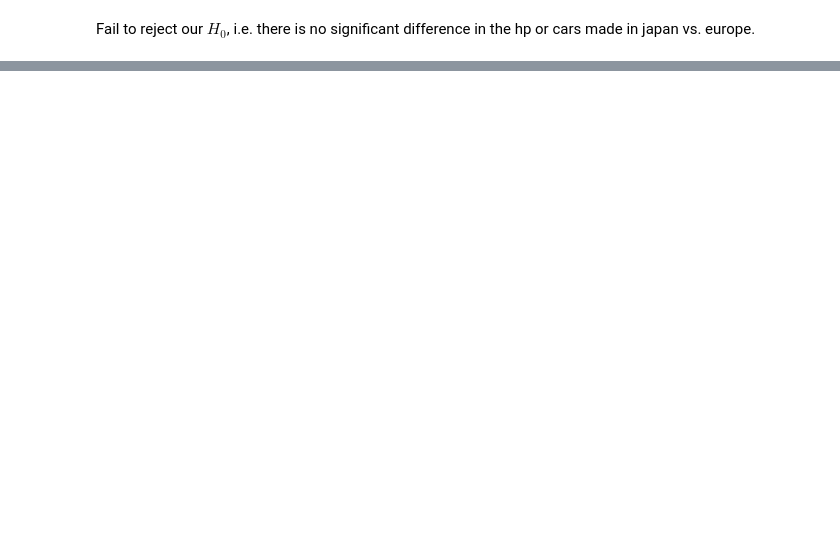
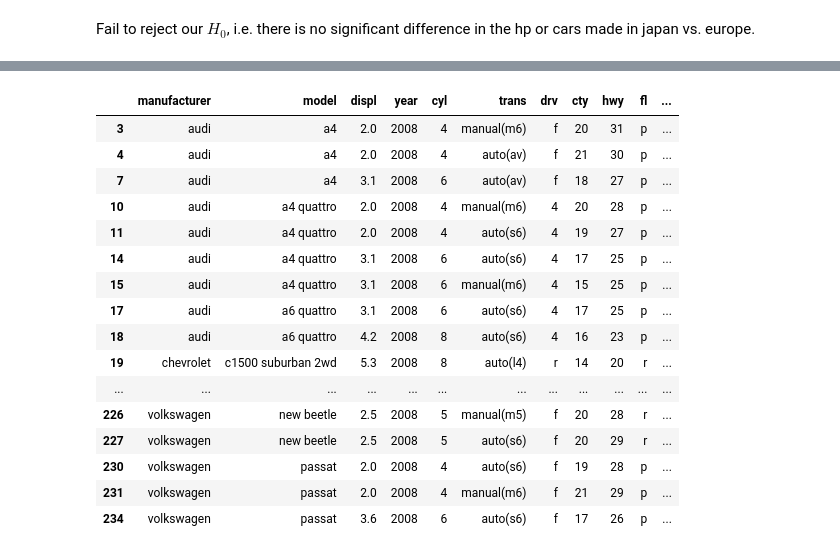
Before and after one commit to Joshua-C-Bryant/statistics-exercises, a Jupyter notebook: hypothesis_testing_comparing_means.ipynb, the cells around one changed output, grey strips where cells are left out. Cells and saved outputs as stored; diff of their text form; code cells hidden in the pictures; blank space fills up the shorter version.

```diff
--- a/hypothesis_testing_comparing_means.ipynb
+++ b/hypothesis_testing_comparing_means.ipynb
@@ -623,0 +772,21 @@ Fail to reject our $H_{0}$, i.e. there is no significant difference in the hp or
+# %%
+oh_eight = df[df['year']==2008]
+oh_eight
+# %% [output]
+|  | manufacturer | model | displ | year | cyl | trans | drv | cty | hwy | fl | ... |
+| 3 | audi | a4 | 2.0 | 2008 | 4 | manual(m6) | f | 20 | 31 | p | ... |
+| 4 | audi | a4 | 2.0 | 2008 | 4 | auto(av) | f | 21 | 30 | p | ... |
+| 7 | audi | a4 | 3.1 | 2008 | 6 | auto(av) | f | 18 | 27 | p | ... |
+| 10 | audi | a4 quattro | 2.0 | 2008 | 4 | manual(m6) | 4 | 20 | 28 | p | ... |
+| 11 | audi | a4 quattro | 2.0 | 2008 | 4 | auto(s6) | 4 | 19 | 27 | p | ... |
+| 14 | audi | a4 quattro | 3.1 | 2008 | 6 | auto(s6) | 4 | 17 | 25 | p | ... |
+| 15 | audi | a4 quattro | 3.1 | 2008 | 6 | manual(m6) | 4 | 15 | 25 | p | ... |
+| 17 | audi | a6 quattro | 3.1 | 2008 | 6 | auto(s6) | 4 | 17 | 25 | p | ... |
+| 18 | audi | a6 quattro | 4.2 | 2008 | 8 | auto(s6) | 4 | 16 | 23 | p | ... |
+| 19 | chevrolet | c1500 suburban 2wd | 5.3 | 2008 | 8 | auto(l4) | r | 14 | 20 | r | ... |
+| ... | ... | ... | ... | ... | ... | ... | ... | ... | ... | ... | ... |
+| 226 | volkswagen | new beetle | 2.5 | 2008 | 5 | manual(m5) | f | 20 | 28 | r | ... |
+| 227 | volkswagen | new beetle | 2.5 | 2008 | 5 | auto(s6) | f | 20 | 29 | r | ... |
+| 230 | volkswagen | passat | 2.0 | 2008 | 4 | auto(s6) | f | 19 | 28 | p | ... |
+| 231 | volkswagen | passat | 2.0 | 2008 | 4 | manual(m6) | f | 21 | 29 | p | ... |
+| 234 | volkswagen | passat | 3.6 | 2008 | 6 | auto(s6) | f | 17 | 26 | p | ... |
```
Also changed, not shown: parts of 45 cells of this notebook.
